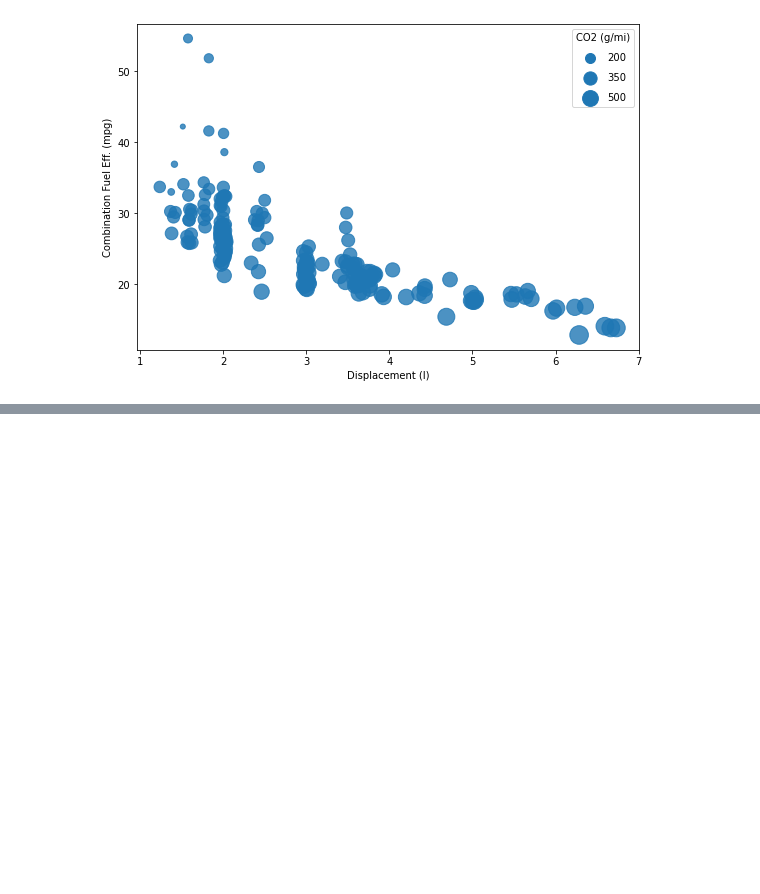
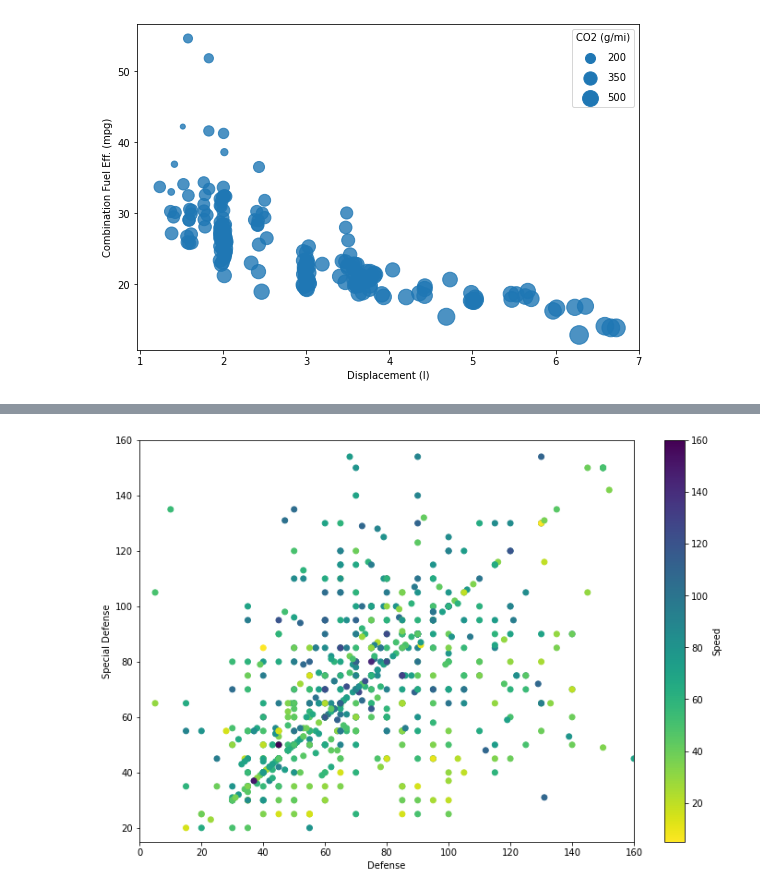
Before and after one commit to Alex-YuZ/Data-Visualization, a Jupyter notebook: Encodings.ipynb, the cells around one changed output, grey strips where cells are left out. Cells and saved outputs as stored; diff of their text form; code cells hidden in the pictures; blank space fills up the shorter version.

Commit message:
feat: Add encoding with color examples on pokemon dataset

```diff
--- a/Encodings.ipynb
+++ b/Encodings.ipynb
@@ -123,0 +131,3 @@ plt.legend(legend_obj, sizes, labelspacing=1, title='CO2 (g/mi)');
+# %%
+pokemon = pd.read_csv('pokemon.csv')
+pokemon.head()
@@ -123,0 +173,10 @@ plt.legend(legend_obj, sizes, labelspacing=1, title='CO2 (g/mi)');
+# %%
+plt.figure(figsize=(12, 8))
+plt.scatter(data=pokemon, x='defense', y='special-defense', c='speed', cmap='viridis_r')
+plt.colorbar(label='Speed')
+plt.xlim(0,160)
+plt.ylim(15,160)
+plt.xlabel('Defense')
+plt.ylabel('Special Defense');
+# %% [output]
+[figure, added]
```
Also changed, not shown: parts of 21 cells of this notebook.
